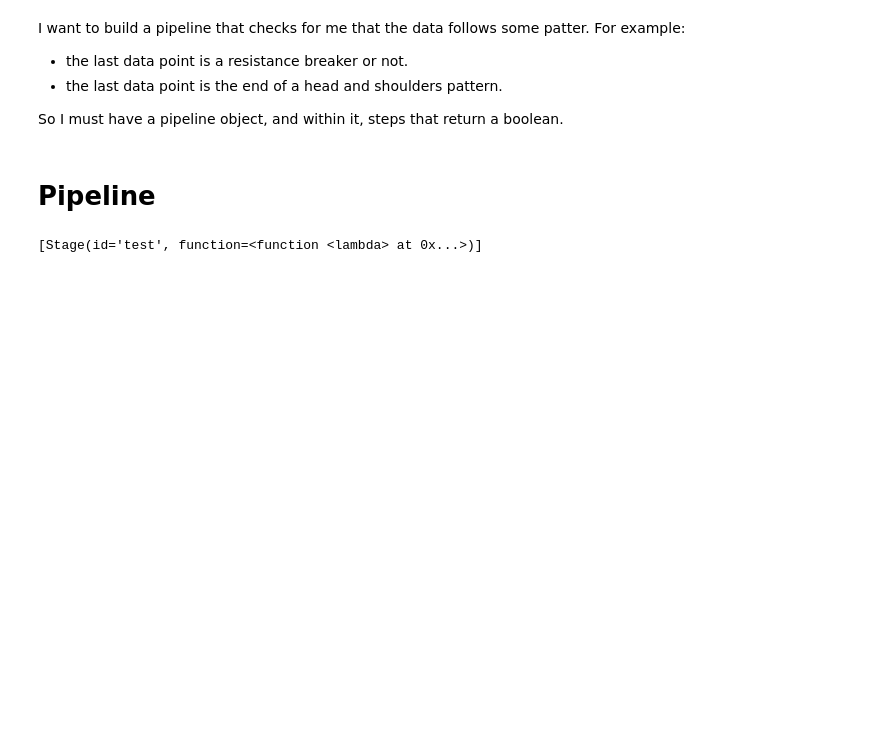
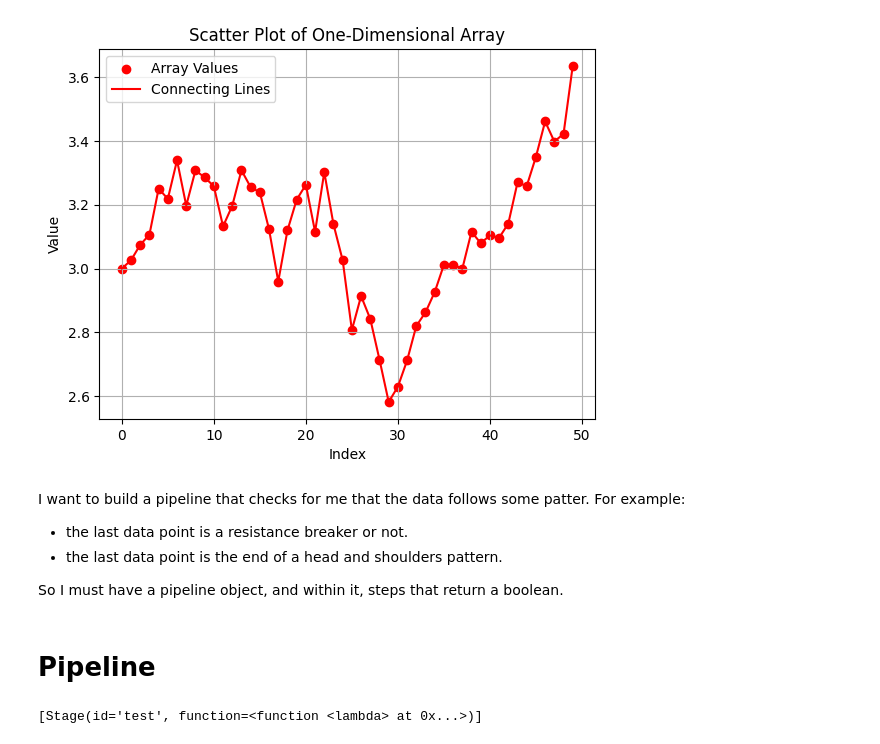
Before and after one commit to nicolaspro1234/trading_auto, a Jupyter notebook: trading.ipynb, the cells around one changed output. Saved outputs shown, nothing was run; the diff lists cells and outputs as text; code cells hidden in the pictures; blank space fills up the shorter version.

```diff
--- a/trading.ipynb
+++ b/trading.ipynb
@@ -37,3 +54,27 @@ pd.DataFrame(data={'close': values})
+# %%
+import matplotlib.pyplot as plt
+
+def plot_values(values):
+  # Generate indices for the x-axis
+  x = np.arange(len(values))
+
+  # Create a scatter plot
+  plt.scatter(x, values, color='red', marker='o', label='Array Values')
+  plt.plot(x, values, color='red', linestyle='-', label='Connecting Lines')
+
+  # Add labels and title
+  plt.xlabel('Index')
+  plt.ylabel('Value')
+  plt.title('Scatter Plot of One-Dimensional Array')
+  plt.legend()
+
+  # Display the plot
+  plt.grid(True)
+  plt.show()
+
+plot_values(values)
+# %% [output]
+[figure, added]
 # %% [markdown]
 I want to build a pipeline that checks for me that the data follows some patter.
 For example:
```
Also changed, not shown: parts of 14 cells of this notebook.
